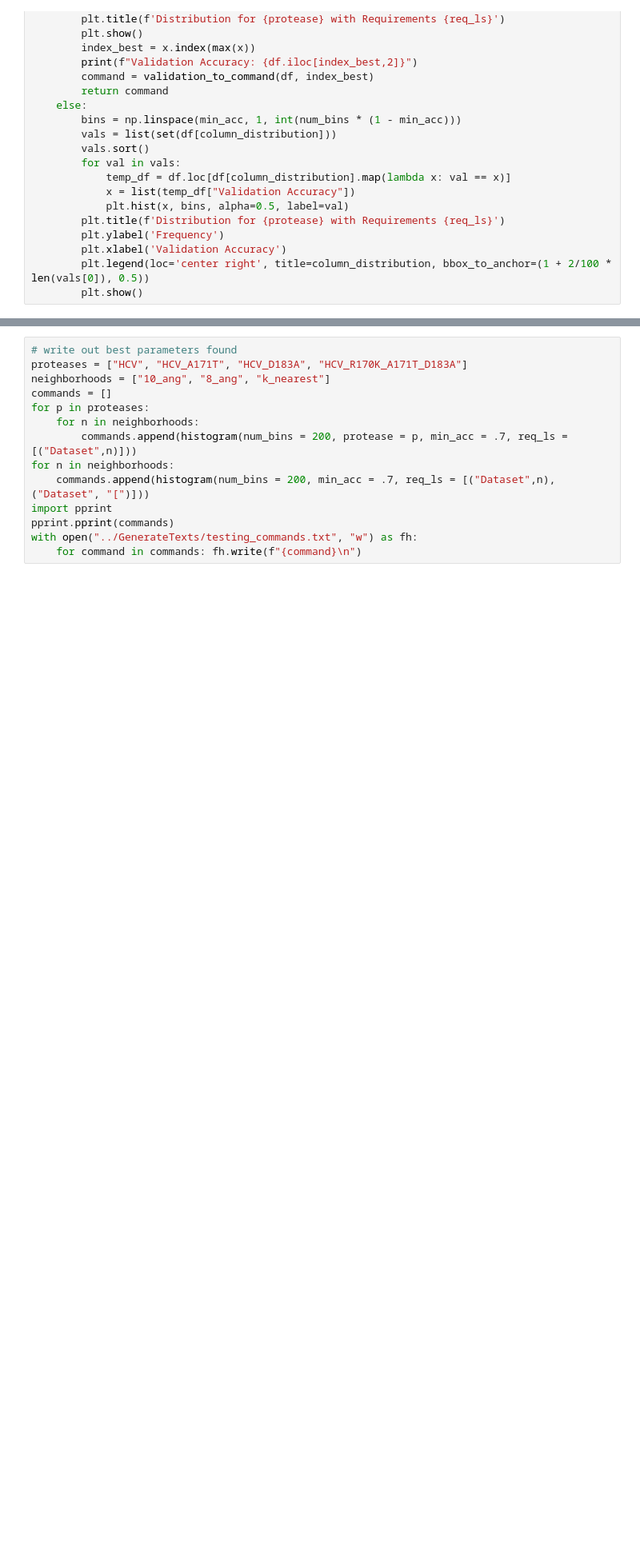
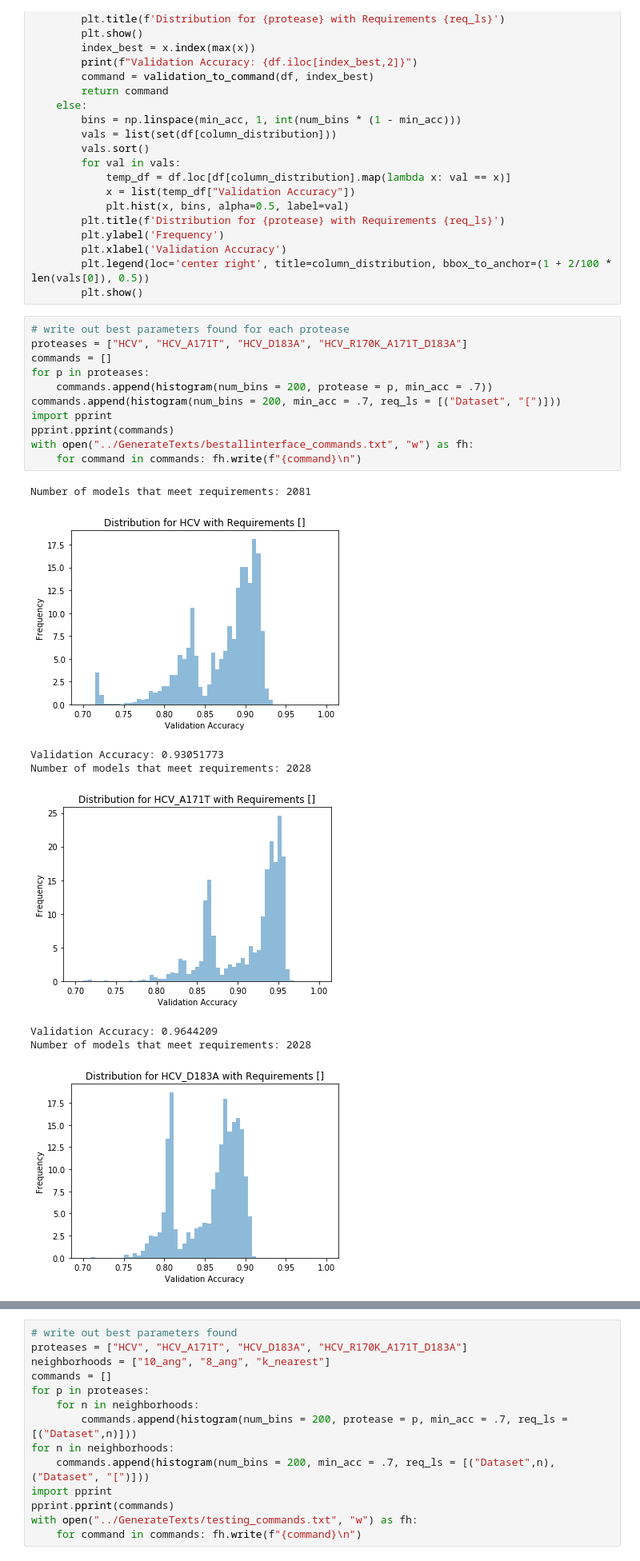
Before and after one commit to SamuelStentz/Graph-Convolutional-Neural-Network, a Jupyter notebook: Analysis/Validation Results.ipynb, the cells around one changed output, grey strips where cells are left out. Shown at 80% size. Cells and saved outputs as stored; diff of their text form; blank space fills up the shorter version.

```diff
--- a/Analysis/Validation Results.ipynb
+++ b/Analysis/Validation Results.ipynb
@@ -66,3 +66,23 @@ def histogram(num_bins = 100, protease = None, min_acc = 0, column_distribution
         plt.xlabel('Validation Accuracy')
         plt.legend(loc='center right', title=column_distribution, bbox_to_anchor=(1 + 2/100 * len(vals[0]), 0.5))
         plt.show()
+# %%
+# write out best parameters found for each protease
+proteases = ["HCV", "HCV_A171T", "HCV_D183A", "HCV_R170K_A171T_D183A"]
+commands = []
+for p in proteases:
+    commands.append(histogram(num_bins = 200, protease = p, min_acc = .7))
+commands.append(histogram(num_bins = 200, min_acc = .7, req_ls = [("Dataset", "[")]))
+import pprint
+pprint.pprint(commands)
+with open("../GenerateTexts/bestallinterface_commands.txt", "w") as fh:
+    for command in commands: fh.write(f"{command}\n")
+# %% [output]
+Number of models that meet requirements: 2081
+[figure, added]
+Validation Accuracy: 0.93051773
+Number of models that meet requirements: 2028
+[figure, added]
+Validation Accuracy: 0.9644209
+Number of models that meet requirements: 2028
+[figure, added]
```
Also changed, not shown: parts of 2 cells of this notebook, 6 other files.
